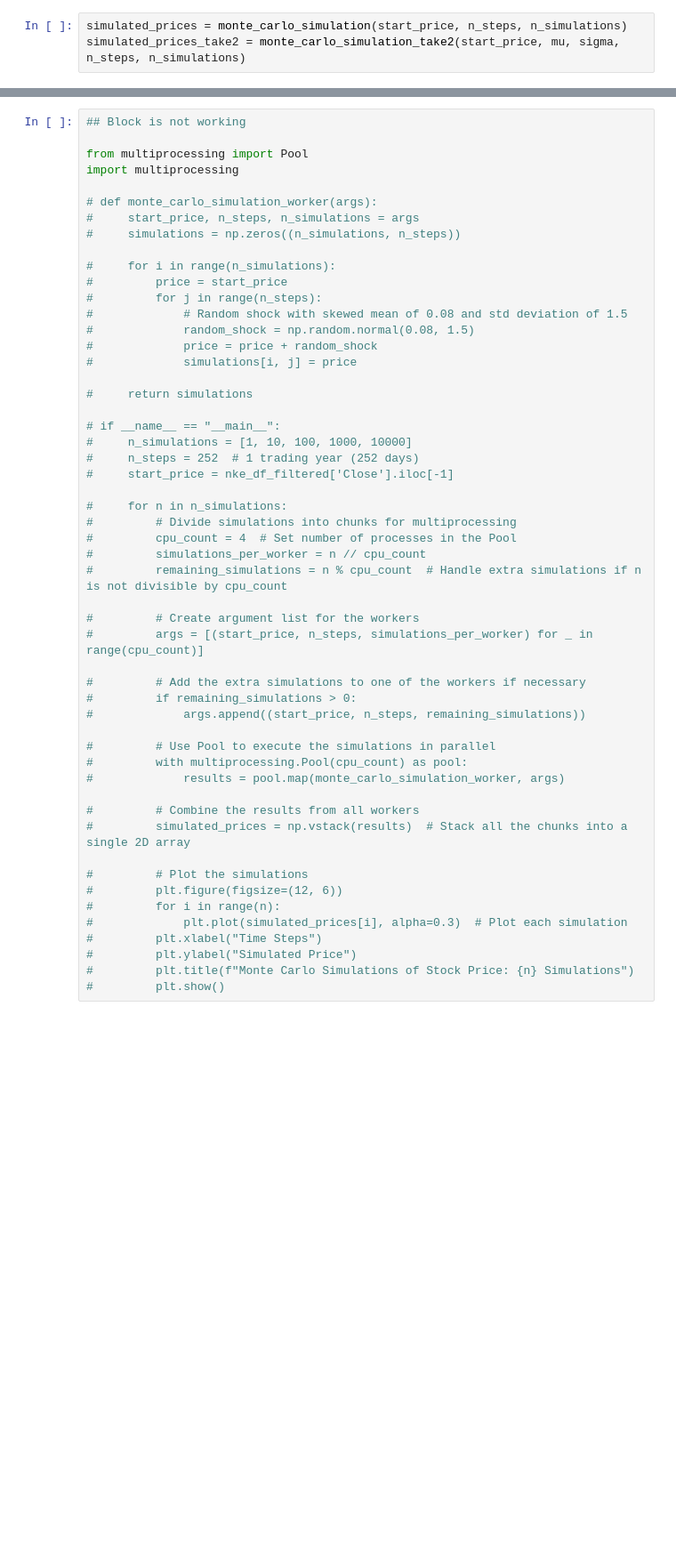
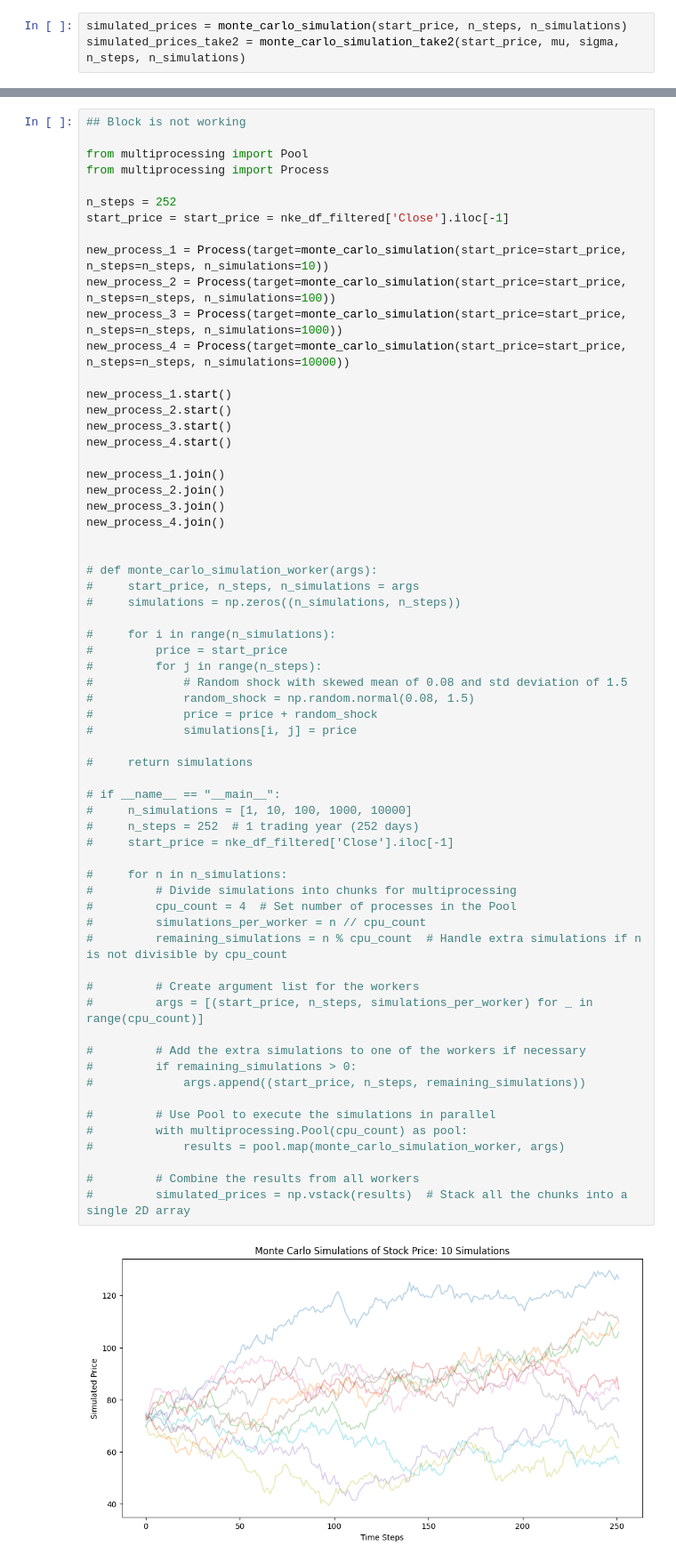
Before and after one commit to mfannin099/Stock_Analysis, a Jupyter notebook: monte_carlo_eda.ipynb, the cells around one changed output, grey strips where cells are left out. Shown at 89% size. Cells and saved outputs as stored; diff of their text form; blank space fills up the shorter version.

```diff
--- a/monte_carlo_eda.ipynb
+++ b/monte_carlo_eda.ipynb
@@ -229,7 +253,26 @@ plt.show()
 ## Block is not working
 
 from multiprocessing import Pool
-import multiprocessing
+from multiprocessing import Process
+
+n_steps = 252
+start_price = start_price = nke_df_filtered['Close'].iloc[-1]
+
+new_process_1 = Process(target=monte_carlo_simulation(start_price=start_price, n_steps=n_steps, n_simulations=10))
+new_process_2 = Process(target=monte_carlo_simulation(start_price=start_price, n_steps=n_steps, n_simulations=100))
+new_process_3 = Process(target=monte_carlo_simulation(start_price=start_price, n_steps=n_steps, n_simulations=1000))
+new_process_4 = Process(target=monte_carlo_simulation(start_price=start_price, n_steps=n_steps, n_simulations=10000))
+
+new_process_1.start()
+new_process_2.start()
+new_process_3.start()
+new_process_4.start()
+
+new_process_1.join()
+new_process_2.join()
+new_process_3.join()
+new_process_4.join()
+
 
 # def monte_carlo_simulation_worker(args):
 #     start_price, n_steps, n_simulations = args
@@ -242,39 +285,32 @@ import multiprocessing
 #             random_shock = np.random.normal(0.08, 1.5)
 #             price = price + random_shock
 #             simulations[i, j] = price
 
 #     return simulations
 
 # if __name__ == "__main__":
 #     n_simulations = [1, 10, 100, 1000, 10000]
 #     n_steps = 252  # 1 trading year (252 days)
 #     start_price = nke_df_filtered['Close'].iloc[-1]
 
 #     for n in n_simulations:
 #         # Divide simulations into chunks for multiprocessing
 #         cpu_count = 4  # Set number of processes in the Pool
 #         simulations_per_worker = n // cpu_count
 #         remaining_simulations = n % cpu_count  # Handle extra simulations if n is not divisible by cpu_count
 
 #         # Create argument list for the workers
 #         args = [(start_price, n_steps, simulations_per_worker) for _ in range(cpu_count)]
 
 #         # Add the extra simulations to one of the workers if necessary
 #         if remaining_simulations > 0:
 #             args.append((start_price, n_steps, remaining_simulations))
 
 #         # Use Pool to execute the simulations in parallel
 #         with multiprocessing.Pool(cpu_count) as pool:
 #             results = pool.map(monte_carlo_simulation_worker, args)
 
 #         # Combine the results from all workers
 #         simulated_prices = np.vstack(results)  # Stack all the chunks into a single 2D array
-
-#         # Plot the simulations
-#         plt.figure(figsize=(12, 6))
-#         for i in range(n):
-#             plt.plot(simulated_prices[i], alpha=0.3)  # Plot each simulation
-#         plt.xlabel("Time Steps")
-#         plt.ylabel("Simulated Price")
-#         plt.title(f"Monte Carlo Simulations of Stock Price: {n} Simulations")
-#         plt.show()
+# %% [output]
+[figure, added]
```
Also changed, not shown: parts of 11 cells of this notebook.
